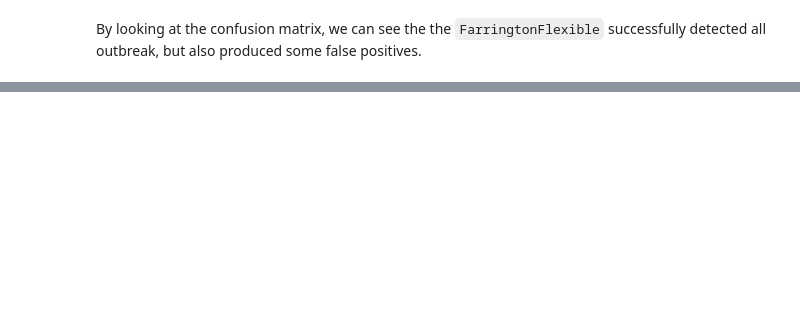
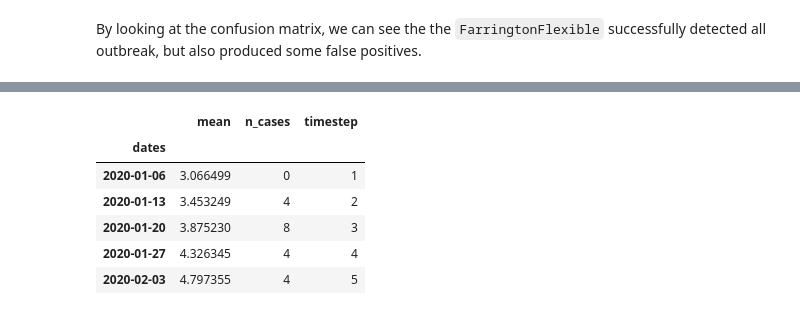
Before and after one commit to JarnoRFB/epysurv, a Jupyter notebook: docs/demo.ipynb, the cells around one changed output, grey strips where cells are left out. Cells and saved outputs as stored; diff of their text form; code cells hidden in the pictures; blank space fills up the shorter version.

Commit message:
Add documentation for the simulation module

```diff
--- a/docs/demo.ipynb
+++ b/docs/demo.ipynb
@@ -79,0 +83,11 @@ plot_confusion_matrix(confusion_matrix(test["outbreak"], pred["alarm"]), class_n
+# %%
+endemic_simulation = SeasonalNoisePoisson()
+endemic_simulation.simulate(5)
+# %% [output]
+|  | mean | n_cases | timestep |
+| dates |  |  |  |
+| 2020-01-06 | 3.066499 | 0 | 1 |
+| 2020-01-13 | 3.453249 | 4 | 2 |
+| 2020-01-20 | 3.875230 | 8 | 3 |
+| 2020-01-27 | 4.326345 | 4 | 4 |
+| 2020-02-03 | 4.797355 | 4 | 5 |
```
Also changed, not shown: parts of 10 cells of this notebook, 4 other files.
